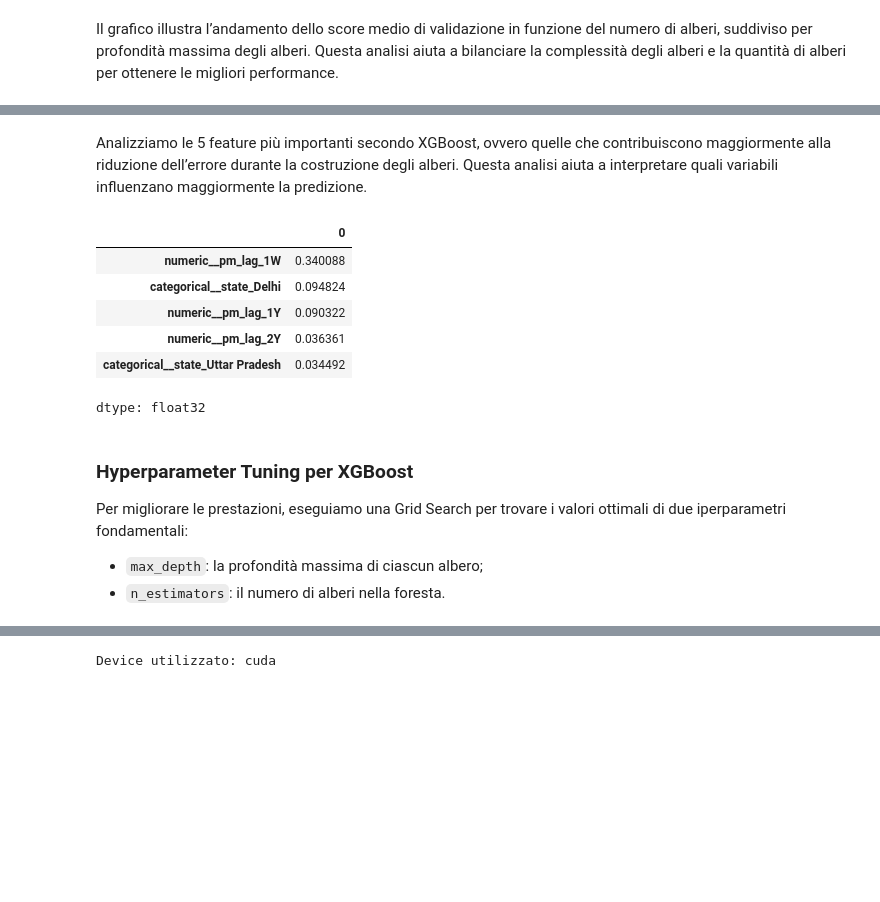
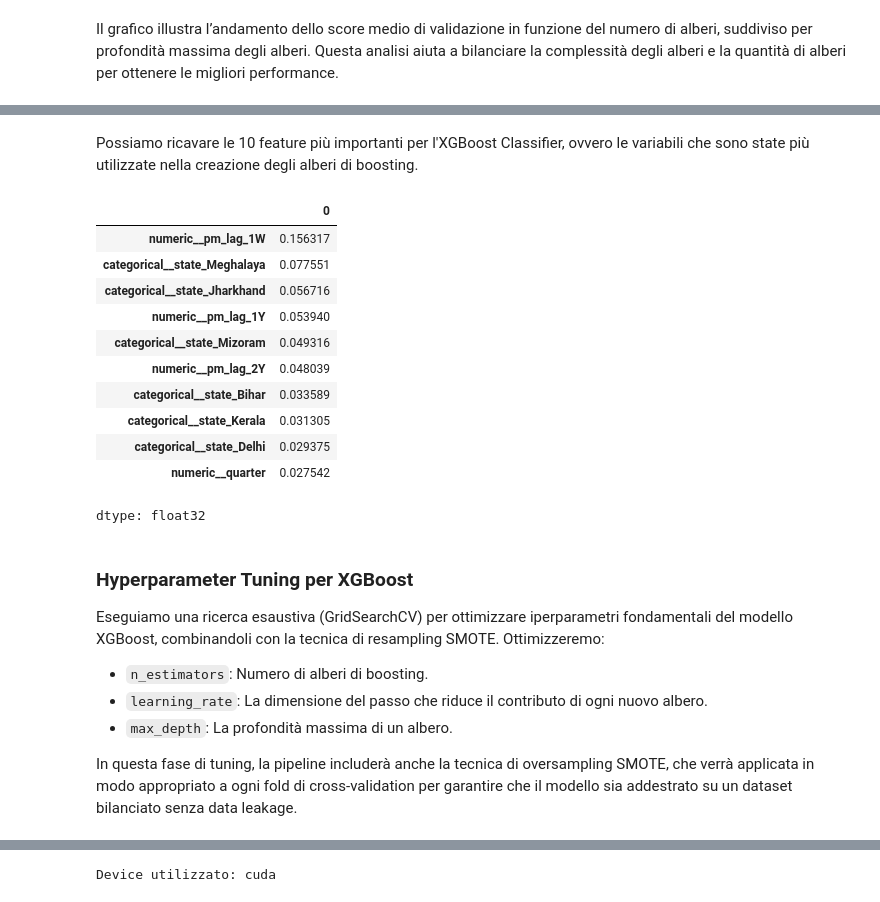
Before and after one commit to vMxster/air-quality-pm2.5, a Jupyter notebook: Notebooks/Classification/2_Training_Evaluation_Mixed.ipynb, the cells around one changed output, grey strips where cells are left out. Cells and saved outputs as stored; diff of their text form; code cells hidden in the pictures; blank space fills up the shorter version.

```diff
--- a/Notebooks/Classification/2_Training_Evaluation_Mixed.ipynb
+++ b/Notebooks/Classification/2_Training_Evaluation_Mixed.ipynb
@@ -67,7 +68,7 @@ df = pd.read_csv('https://raw.githubusercontent.com/vMxster/Data_Project/main/Da
                  low_memory=False)
 obj_cols = df.select_dtypes(include="object").columns
 for col in obj_cols:
-    df[col] = df[col].astype("string")
+    df[col] = df[col].astype("category")
 df.drop('date', axis=1, inplace=True)
 df = df[(df['year'] >= 2019) & (df['year'] <= 2022)]
 df = df.reset_index(drop=True)
@@ -129,7 +149,7 @@ La variabile dipendente target dell'addestramento è `PM2.5`, che indica la conc
 ## Preparazione Dataset
 Per garantire un confronto equo tra tutti i modelli, alcuni dei quali non supportano i valori mancanti generati dalle lag features, elimineremo tutte le righe che li contengono. Va però tenuto presente che così facendo perdiamo un anno di dati storici. Modelli come XGBoost di scikit-learn sono in grado di gestire internamente i missing value e potrebbero beneficiarne; tuttavia, per mantenere omogenee le condizioni di allenamento, applichiamo il drop completo dei NaN.
 # %%
-target = 'PM2.5'
+target = 'Class'
 lag_features = ['pm_lag_1Y', 'pm_lag_2Y', 'pm_lag_1M', 'pm_lag_1W','co_lag_1Y', 'co_lag_2Y', 'co_lag_1M', 'co_lag_1W','o3_lag_1Y', 'o3_lag_2Y', 'o3_lag_1M', 'o3_lag_1W']
 date_features = ['dayofmonth', 'dayofweek', 'dayofyear', 'weekofyear', 'month', 'quarter', 'year', 'state']
 predictors = date_features + lag_features
@@ -203,7 +259,7 @@ Nel dataset ci sono sia feature numeriche che categoriche. <br>
 Per le numeriche è necessario applicare una normalizzazione dei dati, i quali avrebbero altrimenti valori su scale molto diverse che renderebbero più difficile la convergenza del modello. <br>
 Per poter utilizzare le variabili categoriche nell'addestramento di un modello di regressione si usa un OneHotEncoder, creando nuove colonne binarie per ciascuno dei valori ammissibili dalla variabile categorica.
 # %%
-categorical_features = X_train.select_dtypes(include=["string"]).columns.tolist()
+categorical_features = X_train.select_dtypes(include=["category"]).columns.tolist()
 numerical_features   = [c for c in X_train.columns if c not in categorical_features]
 
 preprocessor = ColumnTransformer([
@@ -906 +660,18 @@ model = Pipeline([
+# %%
+y_train_xgb = y_train - 1
+y_test_xgb = y_test - 1
+num_classes = len(np.unique(y_train_xgb))
+
+model = ImbPipeline([
+    ("preproc", preprocessor),
+    ("sampler", SMOTE(random_state=RANDOM_STATE)),
+    ("xgb", xgb.XGBClassifier(objective='multi:softprob',
+                              num_class=num_classes,
+                              n_estimators=200,
+                              learning_rate=0.1,
+                              use_label_encoder=False, # Deprecato, imposto a False
+                              eval_metric='mlogloss',
+                              n_jobs=N_JOBS,
+                              random_state=RANDOM_STATE))
+])
 # %%
@@ -912,18 +686,17 @@ Wall time: 2.7 s
-# %% [markdown]
-Analizziamo le 5 feature più importanti secondo XGBoost, ovvero quelle che contribuiscono maggiormente alla riduzione dell’errore durante la costruzione degli alberi. Questa analisi aiuta a interpretare quali variabili influenzano maggiormente la predizione.
+# %% [markdown]
+Possiamo ricavare le 10 feature più importanti per l'XGBoost Classifier, ovvero le variabili che sono state più utilizzate nella creazione degli alberi di boosting.
 # %%
-pd.Series(model.named_steps["xgb"].feature_importances_, preprocessor.get_feature_names_out(X_train.columns)).sort_values(ascending=False).head(5)
+pd.Series(model.named_steps["xgb"].feature_importances_, preprocessor.get_feature_names_out(X_train.columns)).sort_values(ascending=False).head(10)
 # %% [output]
 |  | 0 |
-| numeric__pm_lag_1W | 0.340088 |
-| categorical__state_Delhi | 0.094824 |
-| numeric__pm_lag_1Y | 0.090322 |
-| numeric__pm_lag_2Y | 0.036361 |
-| categorical__state_Uttar Pradesh | 0.034492 |
+| numeric__pm_lag_1W | 0.156317 |
+| categorical__state_Meghalaya | 0.077551 |
+| categorical__state_Jharkhand | 0.056716 |
+| numeric__pm_lag_1Y | 0.053940 |
+| categorical__state_Mizoram | 0.049316 |
+| numeric__pm_lag_2Y | 0.048039 |
+| categorical__state_Bihar | 0.033589 |
+| categorical__state_Kerala | 0.031305 |
+| categorical__state_Delhi | 0.029375 |
+| numeric__quarter | 0.027542 |
 dtype: float32
-# %% [markdown]
-### Hyperparameter Tuning per XGBoost
-Per migliorare le prestazioni, eseguiamo una Grid Search per trovare i valori ottimali di due iperparametri fondamentali:
-
-- `max_depth`: la profondità massima di ciascun albero;
-- `n_estimators`: il numero di alberi nella foresta.
@@ -935,0 +703,8 @@ gs = GridSearchCV(model, grid, cv=tscv, n_jobs=N_JOBS)
+# %% [markdown]
+### Hyperparameter Tuning per XGBoost
+Eseguiamo una ricerca esaustiva (GridSearchCV) per ottimizzare iperparametri fondamentali del modello XGBoost, combinandoli con la tecnica di resampling SMOTE. Ottimizzeremo:
+- `n_estimators`: Numero di alberi di boosting.
+- `learning_rate`: La dimensione del passo che riduce il contributo di ogni nuovo albero.
+- `max_depth`: La profondità massima di un albero.
+
+In questa fase di tuning, la pipeline includerà anche la tecnica di oversampling SMOTE, che verrà applicata in modo appropriato a ogni fold di cross-validation per garantire che il modello sia addestrato su un dataset bilanciato senza data leakage.
```
Also changed, not shown: parts of 130 cells of this notebook, 3 other files.
